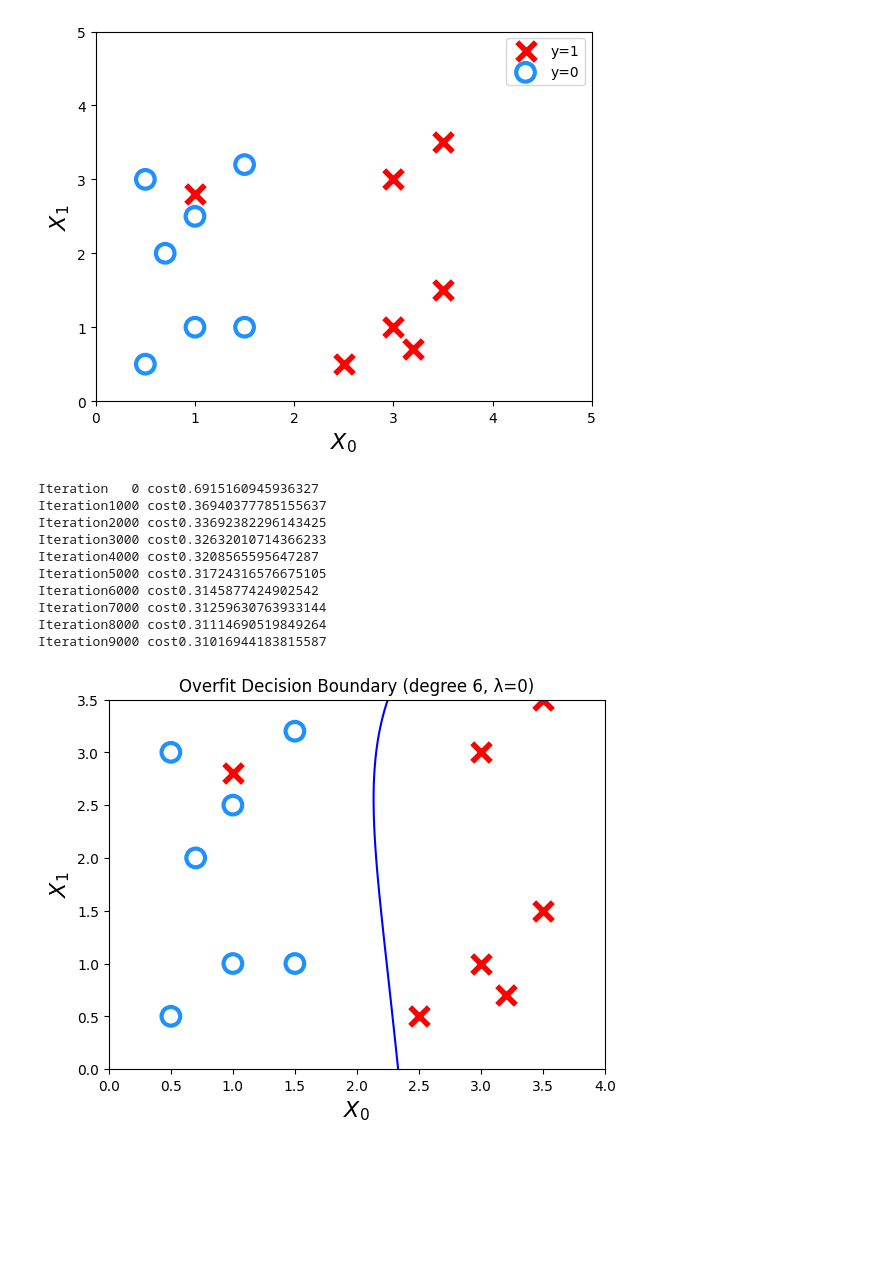
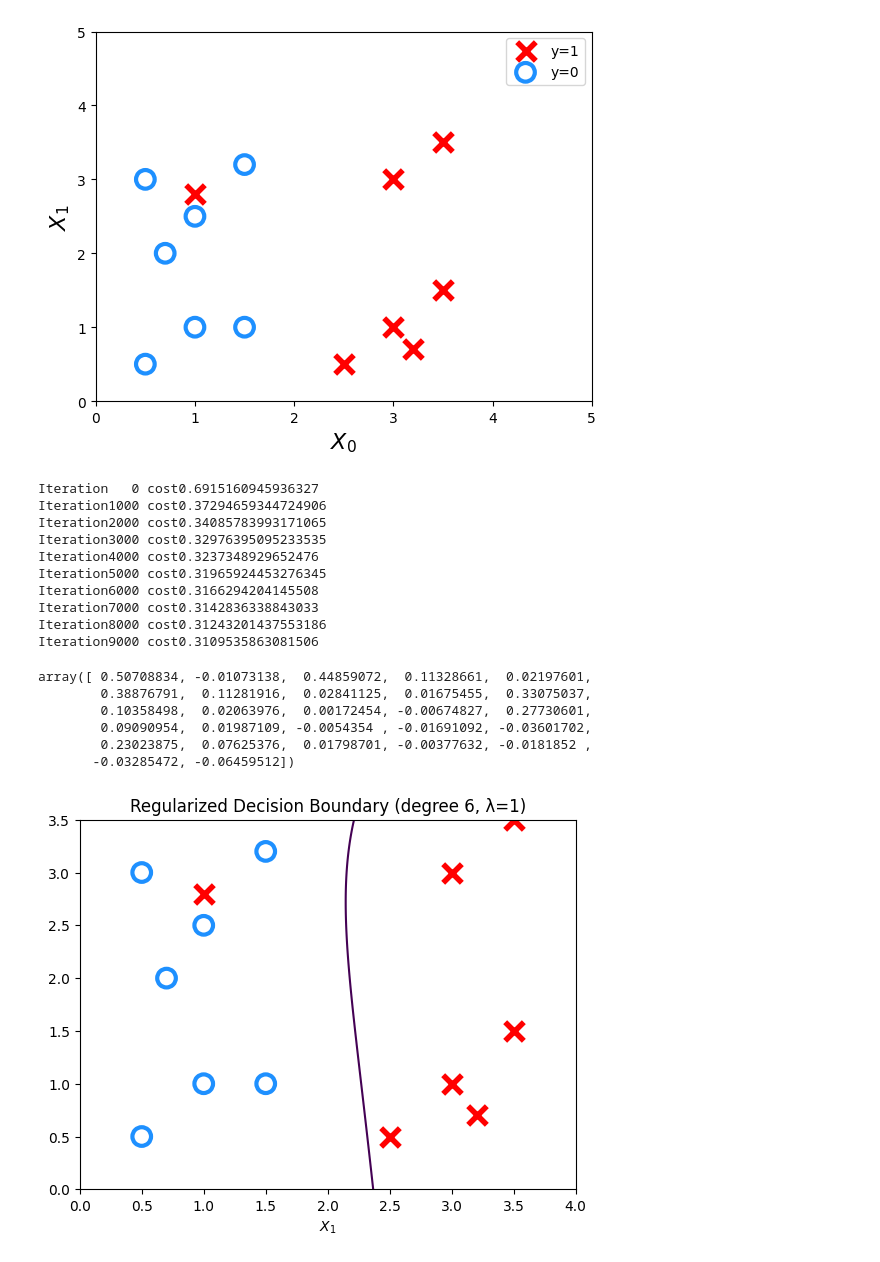
Before and after one commit to Hoshang-Warfade/ML-Practice, a Jupyter notebook: 02_Logistic_Regression/Regularized_Logistic_Regression.ipynb, the cells around one changed output. Saved outputs shown, nothing was run; the diff lists cells and outputs as text; code cells hidden in the pictures; blank space fills up the shorter version.

```diff
--- a/02_Logistic_Regression/Regularized_Logistic_Regression.ipynb
+++ b/02_Logistic_Regression/Regularized_Logistic_Regression.ipynb
@@ -157,40 +176,49 @@ max_iters=10000
 alpha=0.001
 X_n=normalize(X_f)[0]
 w_out,b_out,J_history=gradient_descent(X_n,y,w_in,b_in,max_iters,alpha)
+w_out
 # %% [output]
 Iteration   0 cost0.6915160945936327
-Iteration1000 cost0.36940377785155637
-Iteration2000 cost0.33692382296143425
-Iteration3000 cost0.32632010714366233
-Iteration4000 cost0.3208565595647287
-Iteration5000 cost0.31724316576675105
-Iteration6000 cost0.3145877424902542
-Iteration7000 cost0.31259630763933144
-Iteration8000 cost0.31114690519849264
-Iteration9000 cost0.31016944183815587
+Iteration1000 cost0.37294659344724906
+Iteration2000 cost0.34085783993171065
+Iteration3000 cost0.32976395095233535
+Iteration4000 cost0.3237348929652476
+Iteration5000 cost0.31965924453276345
+Iteration6000 cost0.3166294204145508
+Iteration7000 cost0.3142836338843033
+Iteration8000 cost0.31243201437553186
+Iteration9000 cost0.3109535863081506
+array([ 0.50708834, -0.01073138,  0.44859072,  0.11328661,  0.02197601,
+        0.38876791,  0.11281916,  0.02841125,  0.01675455,  0.33075037,
+        0.10358498,  0.02063976,  0.00172454, -0.00674827,  0.27730601,
+        0.09090954,  0.01987109, -0.0054354 , -0.01691092, -0.03601702,
+        0.23023875,  0.07625376,  0.01798701, -0.00377632, -0.0181852 ,
+       -0.03285472, -0.06459512])
-# %%
-u = np.linspace(0, 4, 200)
-v = np.linspace(0, 3.5, 200)
-U, V = np.meshgrid(u, v)
-
-mu = np.mean(X_f, axis=0)
-sigma = np.std(X_f, axis=0)
-
-Z = np.zeros_like(U)
-for i in range(len(u)):
-    for j in range(len(v)):
-        feat = map_feature(np.array([U[i,j]]), np.array([V[i,j]]), degree=6)
-        feat_n = (feat - mu) / sigma
-        z = (feat_n @ w_out + b_out).item()
-        Z[i,j] = 1 / (1 + np.exp(-z))
-
-plot_data(X, y)
-plt.contour(U, V, Z, levels=[0.5], colors='blue')
-plt.xlabel(r'$X_0$', fontsize=16)
-plt.ylabel(r'$X_1$', fontsize=16)
-plt.xlim(0, 4)
-plt.ylim(0, 3.5)
-plt.title('Overfit Decision Boundary (degree 6, λ=0)')
-plt.show()
-# %% [output]
-[figure, removed]
+# %%
+u=np.linspace(0,4,200)
+v=np.linspace(0,3.5,200)
+U,V=np.meshgrid(u,v)
+
+mu=np.mean(X_f,axis=0)
+sigma=np.std(X_f,axis=0)
+
+Z=np.zeros_like(U)
+for i in range(len(u)):
+    for j in range(len(v)):
+        feat=map_feature(np.array([U[i,j]]),np.array([V[i,j]]),degree=6)
+        feat_n=(feat-mu)/sigma
+        feat_n=feat_n.reshape(-1)
+        z=w_out@feat_n+b_out
+        Z[i,j]=sigmoid(z)
+
+
+plot_data(X,y)
+plt.contour(U,V,Z,levels=[0.5])
+plt.xlabel(r'$X_0$')
+plt.xlabel(r'$X_1$')
+plt.xlim(0,4)
+plt.ylim(0,3.5)
+plt.title('Regularized Decision Boundary (degree 6, λ=1)')
+plt.show()
+# %% [output]
+[figure, added]
```
Also changed, not shown: parts of 1 cell of this notebook, 2 other files.
